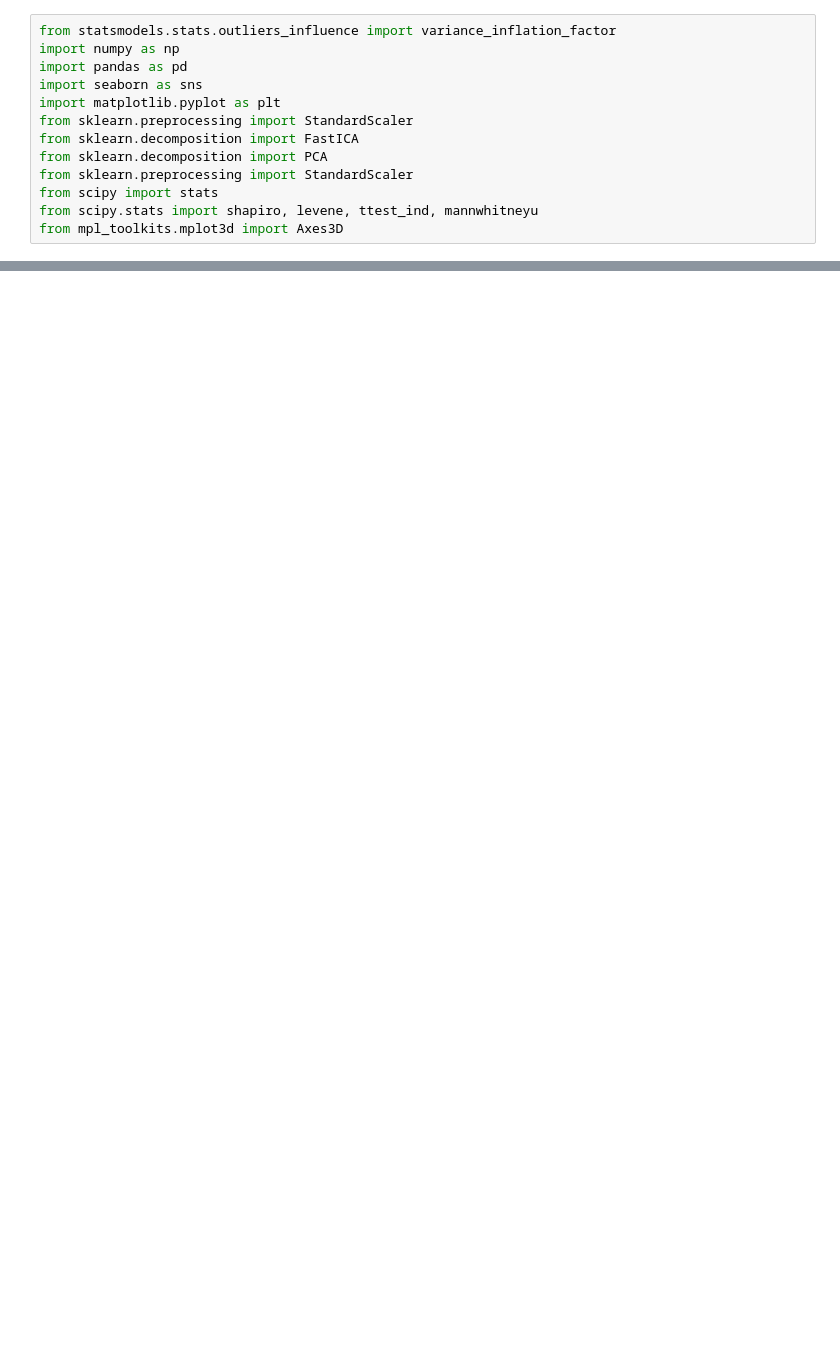
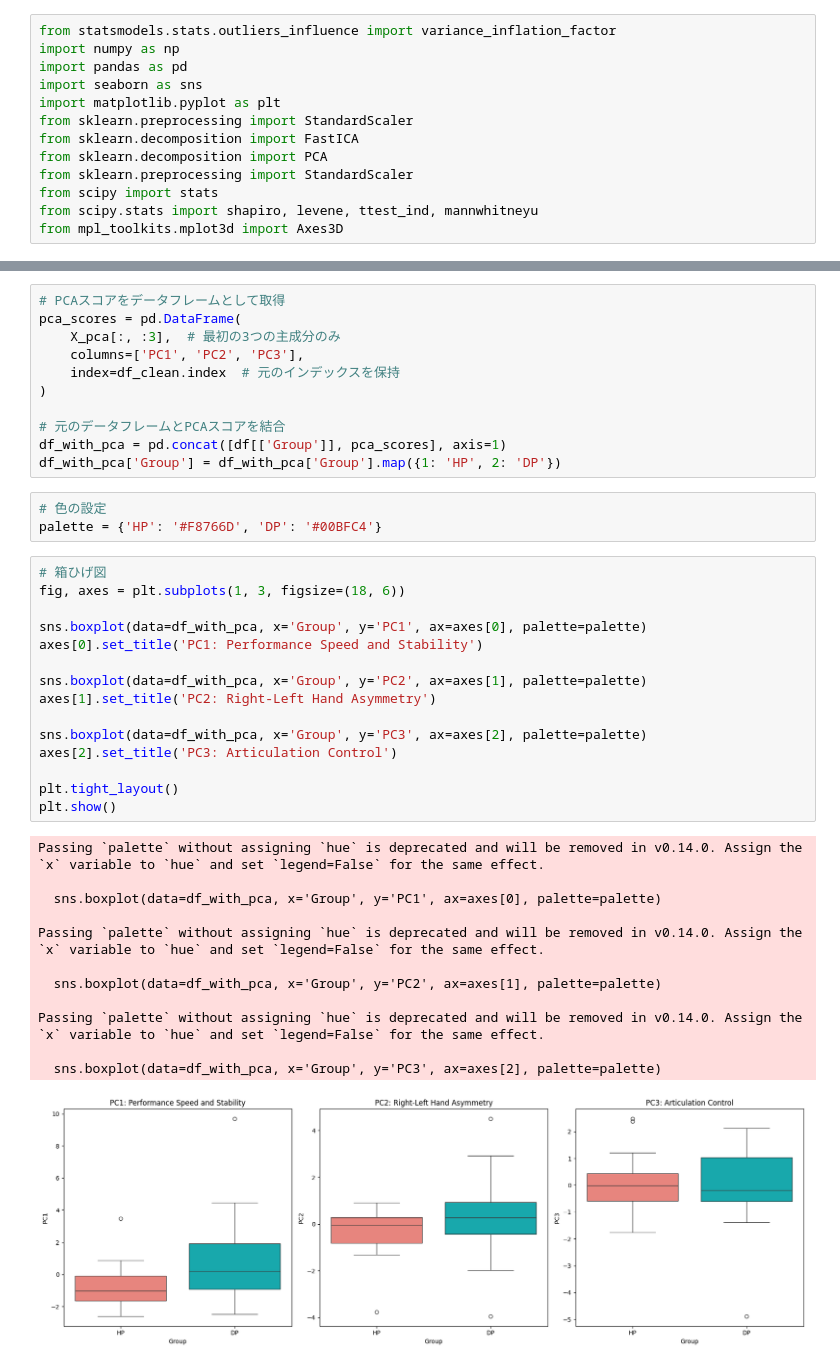
Before and after one commit to amijas/tokimura_analysis, a Jupyter notebook: analysis_ver2.ipynb, the cells around one changed output, grey strips where cells are left out. Cells and saved outputs as stored; diff of their text form; blank space fills up the shorter version.

```diff
--- a/analysis_ver2.ipynb
+++ b/analysis_ver2.ipynb
@@ -876,0 +221,42 @@ PCAスコアデータフレーム: 44
+# %%
+# PCAスコアをデータフレームとして取得
+pca_scores = pd.DataFrame(
+    X_pca[:, :3],  # 最初の3つの主成分のみ
+    columns=['PC1', 'PC2', 'PC3'],
+    index=df_clean.index  # 元のインデックスを保持
+)
+
+# 元のデータフレームとPCAスコアを結合
+df_with_pca = pd.concat([df[['Group']], pca_scores], axis=1)
+df_with_pca['Group'] = df_with_pca['Group'].map({1: 'HP', 2: 'DP'})
+# %%
+# 色の設定
+palette = {'HP': '#F8766D', 'DP': '#00BFC4'}
+# %%
+# 箱ひげ図
+fig, axes = plt.subplots(1, 3, figsize=(18, 6))
+
+sns.boxplot(data=df_with_pca, x='Group', y='PC1', ax=axes[0], palette=palette)
+axes[0].set_title('PC1: Performance Speed and Stability')
+
+sns.boxplot(data=df_with_pca, x='Group', y='PC2', ax=axes[1], palette=palette)
+axes[1].set_title('PC2: Right-Left Hand Asymmetry')
+
+sns.boxplot(data=df_with_pca, x='Group', y='PC3', ax=axes[2], palette=palette)
+axes[2].set_title('PC3: Articulation Control')
+
+plt.tight_layout()
+plt.show()
+# %% [output]
+Passing `palette` without assigning `hue` is deprecated and will be removed in v0.14.0. Assign the `x` variable to `hue` and set `legend=False` for the same effect.
+
+  sns.boxplot(data=df_with_pca, x='Group', y='PC1', ax=axes[0], palette=palette)
+
+Passing `palette` without assigning `hue` is deprecated and will be removed in v0.14.0. Assign the `x` variable to `hue` and set `legend=False` for the same effect.
+
+  sns.boxplot(data=df_with_pca, x='Group', y='PC2', ax=axes[1], palette=palette)
+
+Passing `palette` without assigning `hue` is deprecated and will be removed in v0.14.0. Assign the `x` variable to `hue` and set `legend=False` for the same effect.
+
+  sns.boxplot(data=df_with_pca, x='Group', y='PC3', ax=axes[2], palette=palette)
+[figure, added]
```
Also changed, not shown: parts of 38 cells of this notebook, 1 other file.
